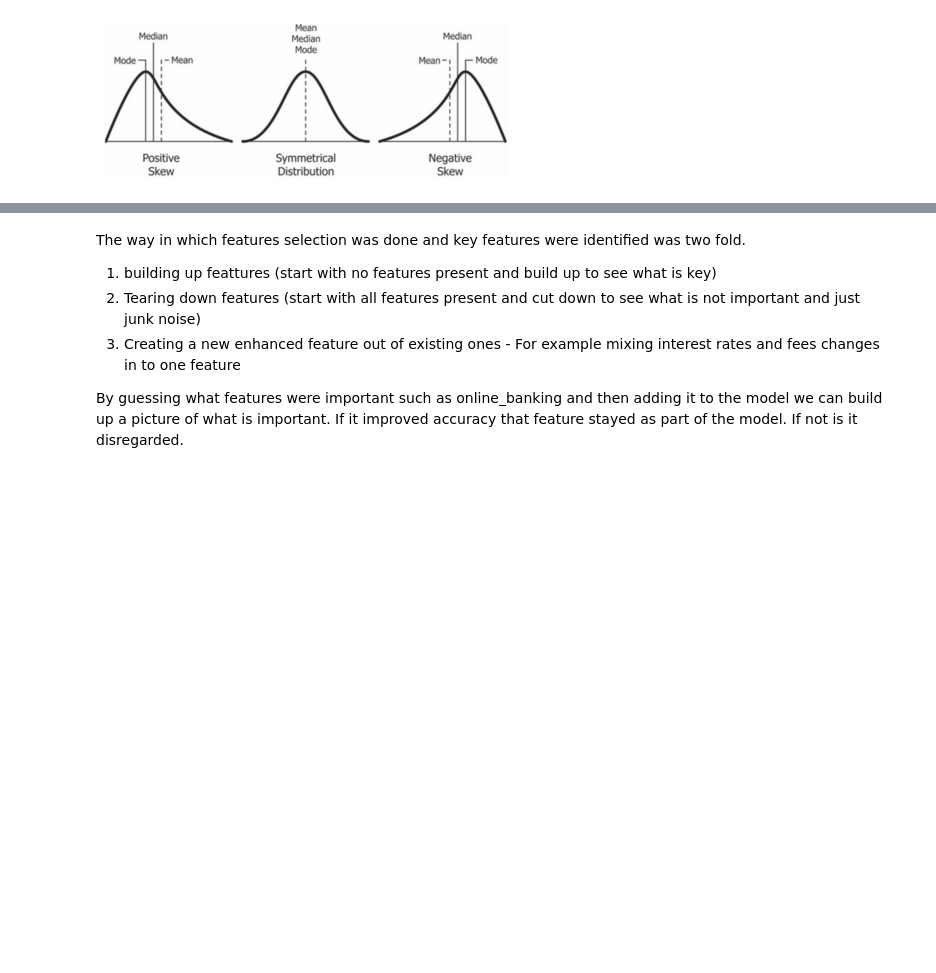
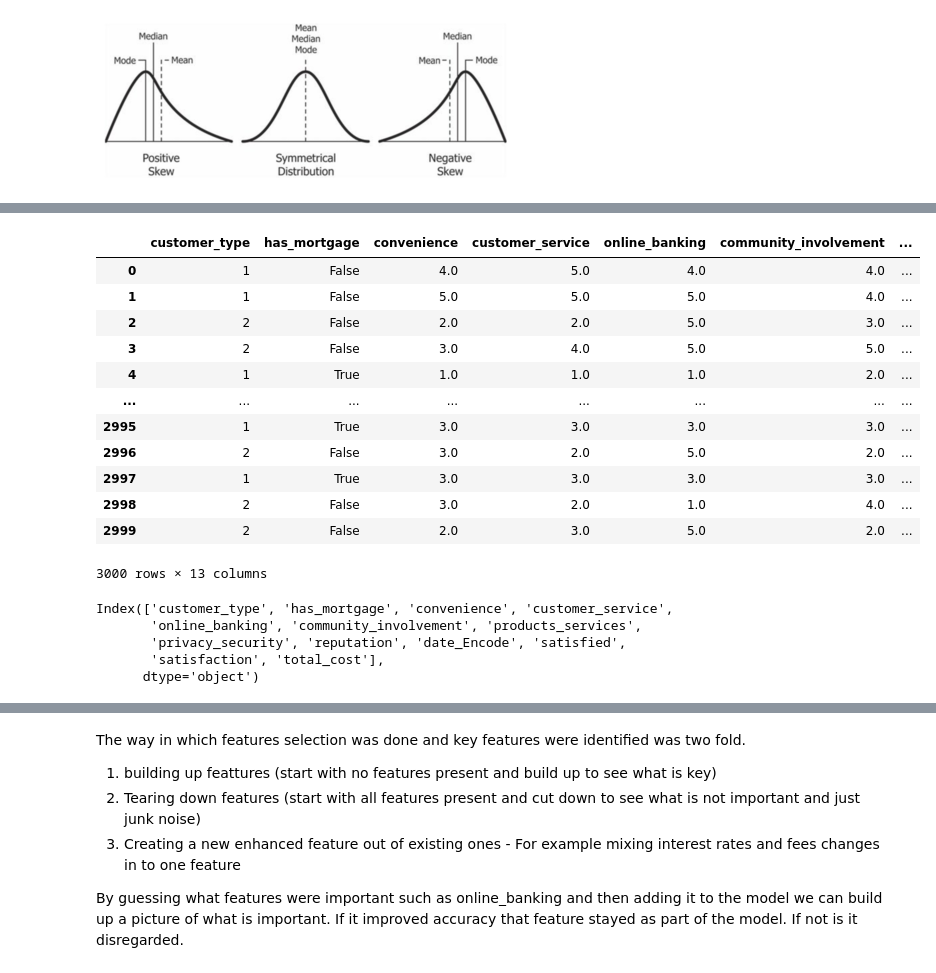
Before and after one commit to soggyfox/bankCustomerSatisfaction-Data-Analysis, a Jupyter notebook: Yesh.ipynb, the cells around one changed output, grey strips where cells are left out. Saved outputs shown, nothing was run; the diff lists cells and outputs as text; code cells hidden in the pictures; blank space fills up the shorter version.

```diff
--- a/Yesh.ipynb
+++ b/Yesh.ipynb
@@ -318,0 +468,20 @@ print('Accuracy:', accuracy)
+# %%
+df_enhanced_CommentSentiment = df_bankdata_CommentSentiment.loc[:, ['customer_type', 'has_mortgage', 'convenience', 'customer_service', 'online_banking', 'community_involvement', 'products_services', 'privacy_security', 'reputation', 'date_Encode','satisfied','satisfaction']]
+
+df_enhanced_CommentSentiment['total_cost'] = df_enhanced['fees_charges'] + df_enhanced['interest_rates']
+df_enhanced = df_enhanced.drop(['fees_charges','interest_rates'], axis=1)
+df_enhanced_CommentSentiment
+# %% [output]
+|  | customer_type | has_mortgage | convenience | customer_service | online_banking | community_involvement | ... |
+| 0 | 1 | False | 4.0 | 5.0 | 4.0 | 4.0 | ... |
+| 1 | 1 | False | 5.0 | 5.0 | 5.0 | 4.0 | ... |
+| 2 | 2 | False | 2.0 | 2.0 | 5.0 | 3.0 | ... |
+| 3 | 2 | False | 3.0 | 4.0 | 5.0 | 5.0 | ... |
+| 4 | 1 | True | 1.0 | 1.0 | 1.0 | 2.0 | ... |
+| ... | ... | ... | ... | ... | ... | ... | ... |
+| 2995 | 1 | True | 3.0 | 3.0 | 3.0 | 3.0 | ... |
+| 2996 | 2 | False | 3.0 | 2.0 | 5.0 | 2.0 | ... |
+| 2997 | 1 | True | 3.0 | 3.0 | 3.0 | 3.0 | ... |
+| 2998 | 2 | False | 3.0 | 2.0 | 1.0 | 4.0 | ... |
+| 2999 | 2 | False | 2.0 | 3.0 | 5.0 | 2.0 | ... |
+3000 rows × 13 columns
@@ -318,0 +538,10 @@ print('Accuracy:', accuracy)
+# %%
+result = pd.concat([df_comments_concise_forTest,df_bankdata, df_reduced, df_reduced2, df_enhanced], axis=1, keys=['df_comments_concise_forTest','df_bankdata', 'df_reduced', 'df_reduced_2','df_enhanced'])
+result
+df_enhanced_CommentSentiment.columns
+# %% [output]
+Index(['customer_type', 'has_mortgage', 'convenience', 'customer_service',
+       'online_banking', 'community_involvement', 'products_services',
+       'privacy_security', 'reputation', 'date_Encode', 'satisfied',
+       'satisfaction', 'total_cost'],
+      dtype='object')
```
Also changed, not shown: parts of 35 cells of this notebook.
